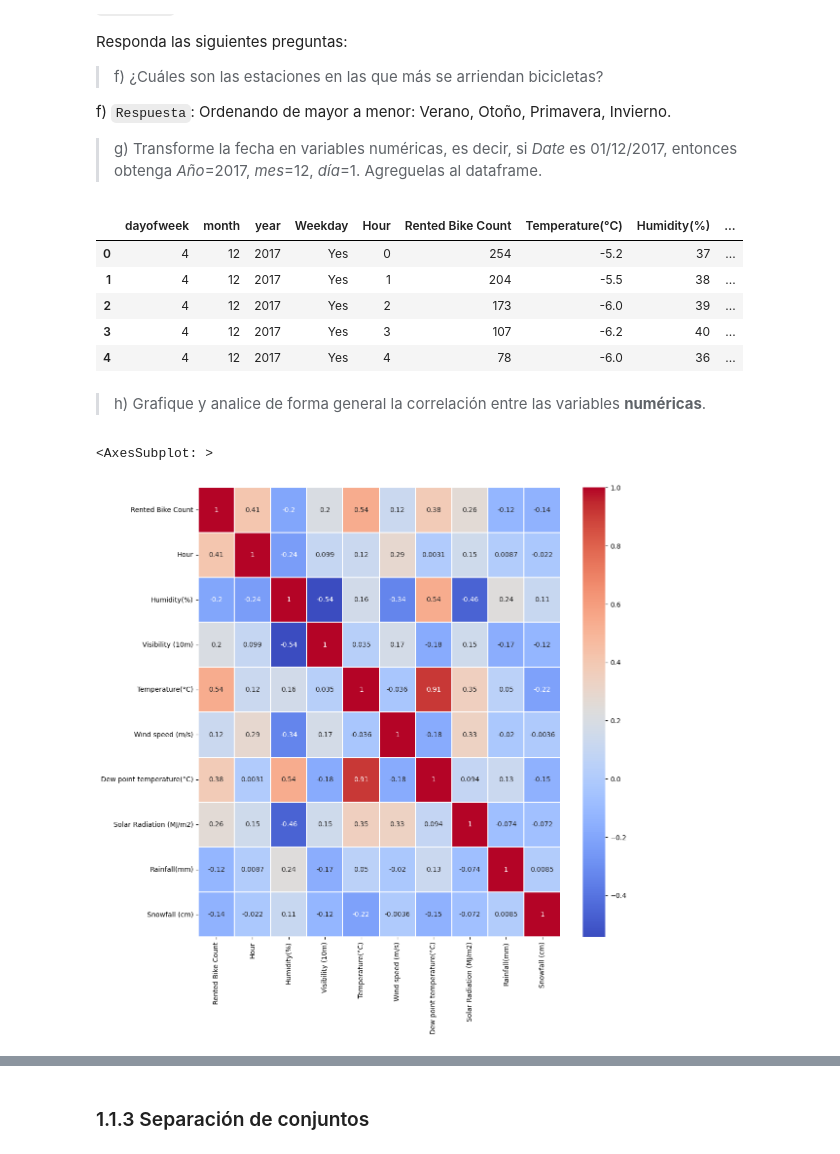
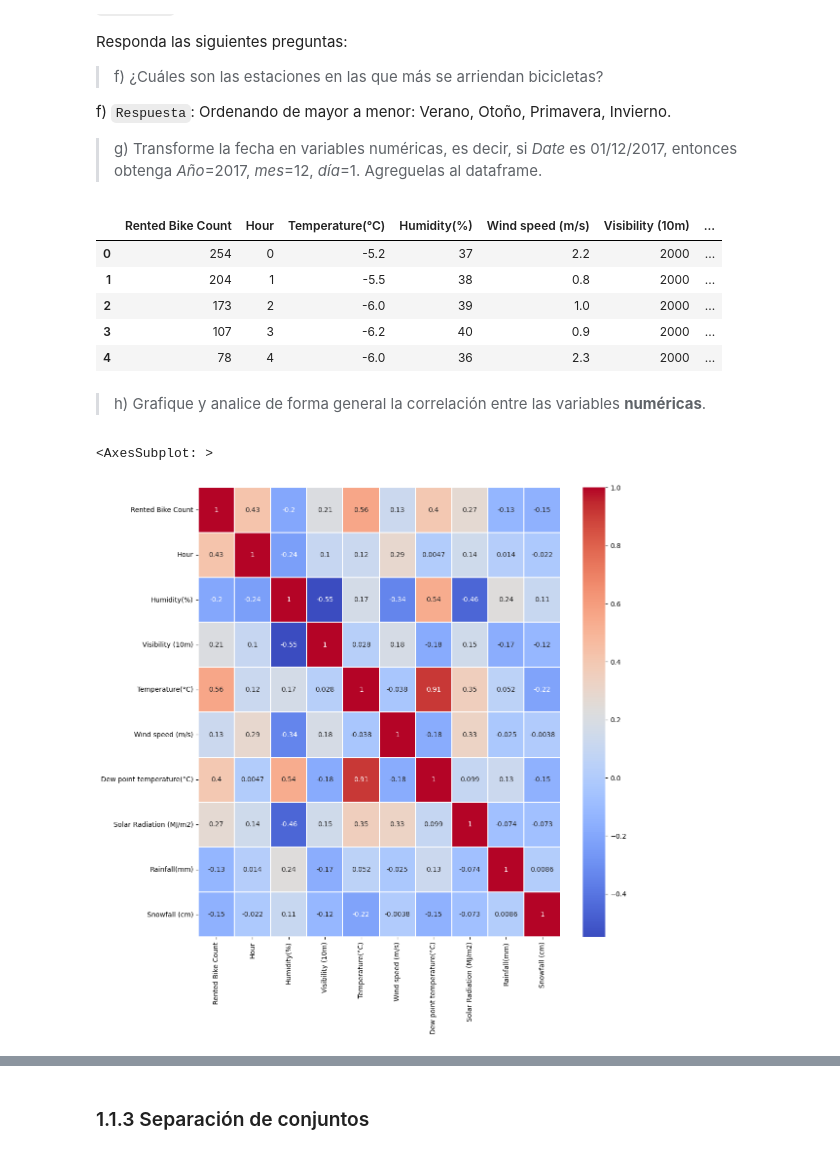
Before and after one commit to DYessouroun/Tareas-ML, a Jupyter notebook: Enunciado_tarea_1.ipynb, the cells around one changed output, grey strips where cells are left out. Saved outputs shown, nothing was run; the diff lists cells and outputs as text; code cells hidden in the pictures.

```diff
--- a/Enunciado_tarea_1.ipynb
+++ b/Enunciado_tarea_1.ipynb
@@ -401,7 +401,6 @@ plt.show()
 Agregamos una columna a los dataframes con la variable "_Weekday_", que indica si la fecha corresponde a un día de semana o fin de semana.
 # %%
 # Agregar una columna que indica si la fecha corresponde a un día de la semana o un fin de semana
-data_original['Weekday'] = data_original['Date'].dt.weekday.apply(lambda x: 'Yes' if x < 5 else 'No')
-data['Weekday'] = data['Date'].dt.weekday.apply(lambda x: 'Yes' if x < 5 else 'No')
+data['Weekday'] = data['Date'].dt.weekday.apply(lambda x: 'Weekday' if x < 5 else 'No Weekday')
 mini_data_diario['Weekday'] = mini_data_diario['Date'].dt.weekday.apply(lambda x: 'Weekday' if x < 5 else 'No Weekday')
 # %%
@@ -501,28 +500,34 @@ f) `Respuesta`: Ordenando de mayor a menor: Verano, Otoño, Primavera, Invierno.
 
 > g) Transforme la fecha en variables numéricas, es decir, si _Date_ es 01/12/2017, entonces obtenga _Año_=2017, _mes_=12, _día_=1. Agreguelas al dataframe.
 # %%
+data_original['year'] = data_original['Date'].dt.year
+data_original['month'] = data_original['Date'].dt.month
+data_original['dayofweek'] = data_original['Date'].dt.dayofweek  # 5 y 6 son weekend
+data_original.drop('Date', axis=1, inplace=True)
+
 data['year'] = data['Date'].dt.year
 data['month'] = data['Date'].dt.month
 data['dayofweek'] = data['Date'].dt.dayofweek  # 5 y 6 son weekend
-
 data.drop('Date', axis=1, inplace=True)
 
+###### Esto quizás debiésemos quitarlo para trabajar a la par entre data_original y data
+
 # Especificamos el nuevo orden de las columnas
-lista = data.columns.tolist()
-nuevos_indices = [16, 15, 14, 13, 1, 0, 2, 3, 4, 5, 6, 7, 8, 9, 10, 11, 12]
-new_order = [lista[i] for i in nuevos_indices]
+#lista = data.columns.tolist()
+#nuevos_indices = [16, 15, 14, 13, 1, 0, 2, 3, 4, 5, 6, 7, 8, 9, 10, 11, 12]
+#new_order = [lista[i] for i in nuevos_indices]
 
 # Reordenamos las columnas del DataFrame
-data = data.reindex(columns=new_order)
+#data = data.reindex(columns=new_order)
 
 data.head()
 # %% [output]
-|  | dayofweek | month | year | Weekday | Hour | Rented Bike Count | Temperature(°C) | Humidity(%) | ... |
-| 0 | 4 | 12 | 2017 | Yes | 0 | 254 | -5.2 | 37 | ... |
-| 1 | 4 | 12 | 2017 | Yes | 1 | 204 | -5.5 | 38 | ... |
-| 2 | 4 | 12 | 2017 | Yes | 2 | 173 | -6.0 | 39 | ... |
-| 3 | 4 | 12 | 2017 | Yes | 3 | 107 | -6.2 | 40 | ... |
-| 4 | 4 | 12 | 2017 | Yes | 4 | 78 | -6.0 | 36 | ... |
+|  | Rented Bike Count | Hour | Temperature(°C) | Humidity(%) | Wind speed (m/s) | Visibility (10m) | ... |
+| 0 | 254 | 0 | -5.2 | 37 | 2.2 | 2000 | ... |
+| 1 | 204 | 1 | -5.5 | 38 | 0.8 | 2000 | ... |
+| 2 | 173 | 2 | -6.0 | 39 | 1.0 | 2000 | ... |
+| 3 | 107 | 3 | -6.2 | 40 | 0.9 | 2000 | ... |
+| 4 | 78 | 4 | -6.0 | 36 | 2.3 | 2000 | ... |
 # %% [markdown]
 > h) Grafique y analice de forma general la correlación entre las variables **numéricas**.
 # %%
@@ -535,7 +540,7 @@ plt.figure(figsize=(12,12))
 sns.heatmap(data_corr, cmap='coolwarm', linewidths=0.1, annot=True, linecolor='white')
 # %% [output]
 <AxesSubplot: >
-[figure, old version]
+[figure, new version]
 # %%
 # Crear un DataFrame vacío
 df = pd.DataFrame(columns=['Variable 1', 'Variable 2', 'Correlación'])
```
Also changed, not shown: parts of 52 cells of this notebook.
